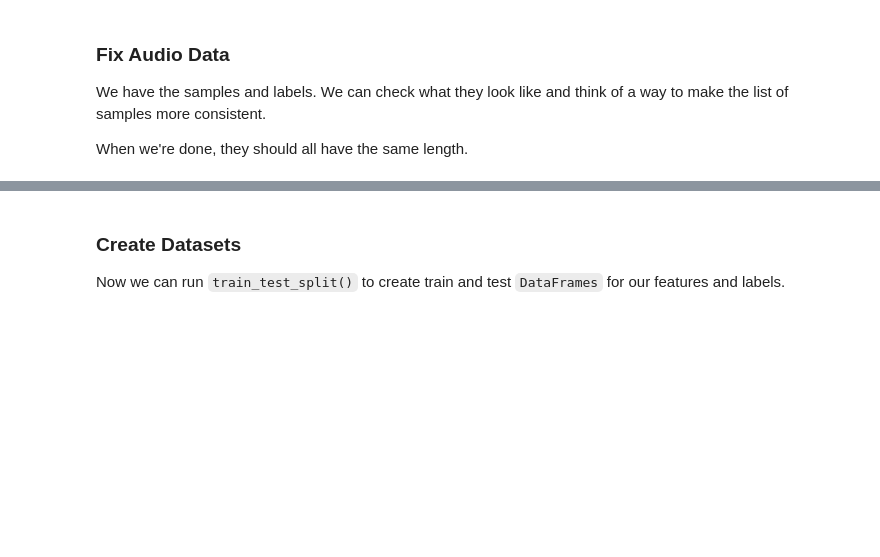
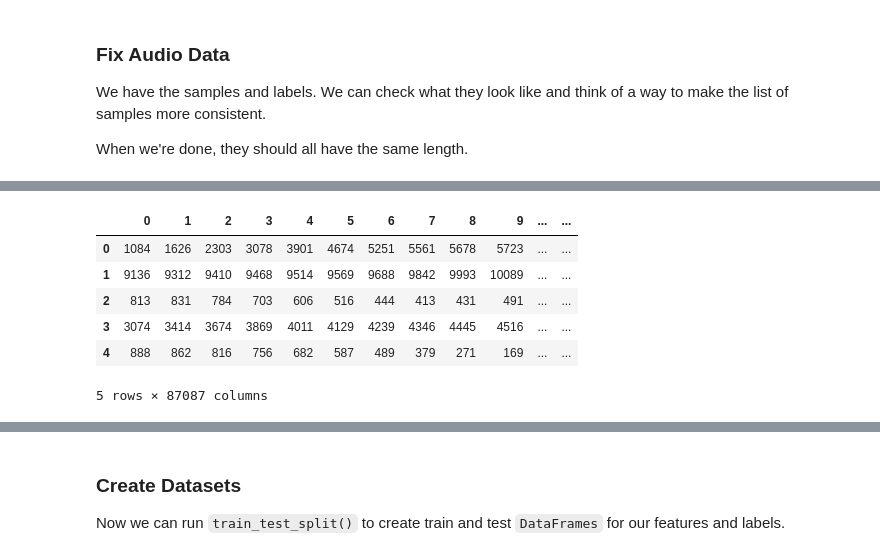
Before and after one commit to idmmachinelearning-ms/HW10, a Jupyter notebook: HW10.ipynb, the cells around one changed output, grey strips where cells are left out. Saved outputs shown, nothing was run; the diff lists cells and outputs as text; code cells hidden in the pictures; blank space fills up the shorter version.

```diff
--- a/HW10.ipynb
+++ b/HW10.ipynb
@@ -594,3 +612,24 @@ for s in audio_samples[:5]:
+# %%
+# TODO: go through the list of samples and make their lengths consistent
+# tried to set all len(s) == 86000; tried to create new list appending values, neither worked
+# looked this up https://stackoverflow.com/questions/45147100/pandas-drop-columns-with-all-nans
+# and this https://stackoverflow.com/questions/43336837/making-equal-size-lists-in-python
+# and this https://www.geeksforgeeks.org/replace-nan-values-with-zeros-in-pandas-dataframe/#
+
+
+# TODO: create samples_df and audio_labels_df DataFrames for train_test_split
+samples_df = pd.DataFrame(audio_samples).fillna(0)
+audio_labels_df = pd.DataFrame(audio_labels)
+# %%
+samples_df.head()
+# %% [output]
+|  | 0 | 1 | 2 | 3 | 4 | 5 | 6 | 7 | 8 | 9 | ... | ... |
+| 0 | 1084 | 1626 | 2303 | 3078 | 3901 | 4674 | 5251 | 5561 | 5678 | 5723 | ... | ... |
+| 1 | 9136 | 9312 | 9410 | 9468 | 9514 | 9569 | 9688 | 9842 | 9993 | 10089 | ... | ... |
+| 2 | 813 | 831 | 784 | 703 | 606 | 516 | 444 | 413 | 431 | 491 | ... | ... |
+| 3 | 3074 | 3414 | 3674 | 3869 | 4011 | 4129 | 4239 | 4346 | 4445 | 4516 | ... | ... |
+| 4 | 888 | 862 | 816 | 756 | 682 | 587 | 489 | 379 | 271 | 169 | ... | ... |
+5 rows × 87087 columns
 # %% [markdown]
 The `samples_df` and `audio_labels_df` should look something like this:
 
```
Also changed, not shown: parts of 10 cells of this notebook.
